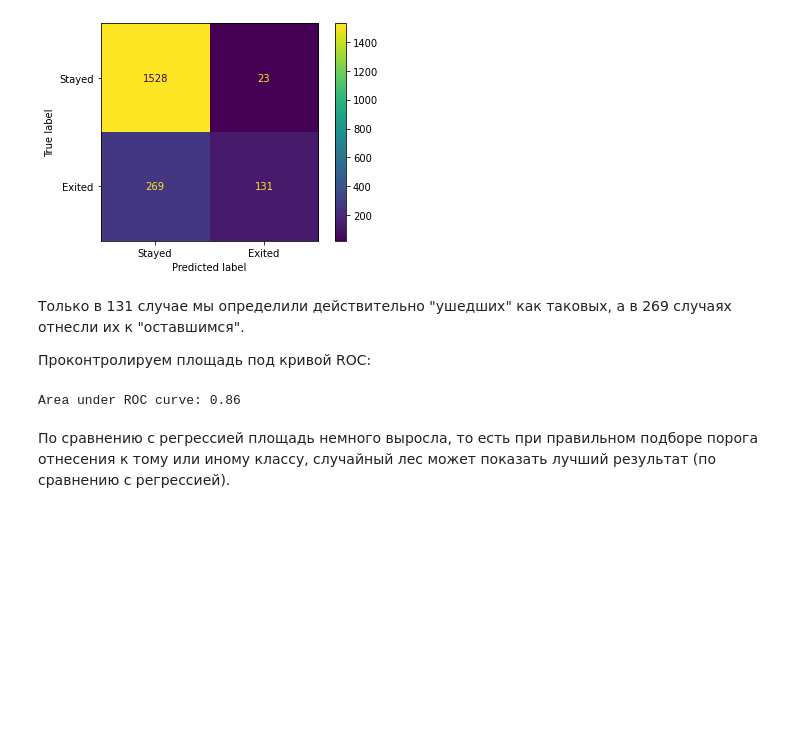
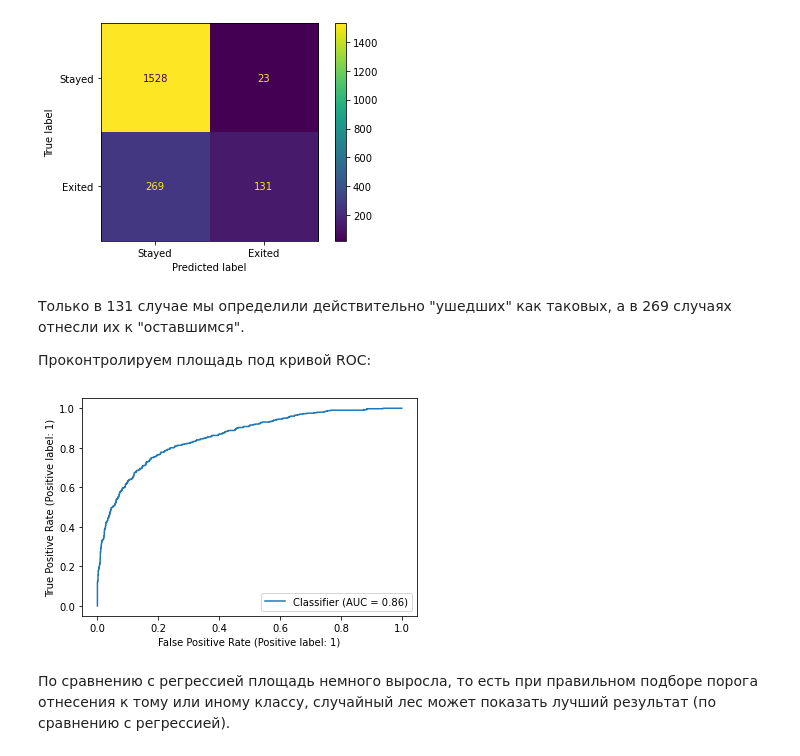
Before and after one commit to romul771/Bank-Clients-Churn, a Jupyter notebook: 840e9fe5-da82-4550-b9ce-887c78e548bf.ipynb, the cells around one changed output. Cells and saved outputs as stored; diff of their text form; code cells hidden in the pictures; blank space fills up the shorter version.

```diff
--- a/840e9fe5-da82-4550-b9ce-887c78e548bf.ipynb
+++ b/840e9fe5-da82-4550-b9ce-887c78e548bf.ipynb
@@ -755,14 +764,12 @@ plt.show()
 # %%
 # Predict probabilities
 prob_valid = grid_rf.predict_proba(X_valid)
 
-# Compute area under ROC
-auc_roc = roc_auc_score(y_valid, prob_valid[:, 1])
-
-# Print area under ROC
-print(f"Area under ROC curve: {auc_roc:.2f}")
+# Plot ROC curve
+RocCurveDisplay.from_predictions(y_valid, prob_valid[:, 1])
+plt.show()
 # %% [output]
-Area under ROC curve: 0.86
+[figure, added]
 # %% [markdown]
 По сравнению с регрессией площадь немного выросла, то есть при правильном подборе порога отнесения к тому или иному классу, случайный лес может показать лучший результат (по сравнению с регрессией).
 # %% [markdown]
```
Also changed, not shown: parts of 37 cells of this notebook.
